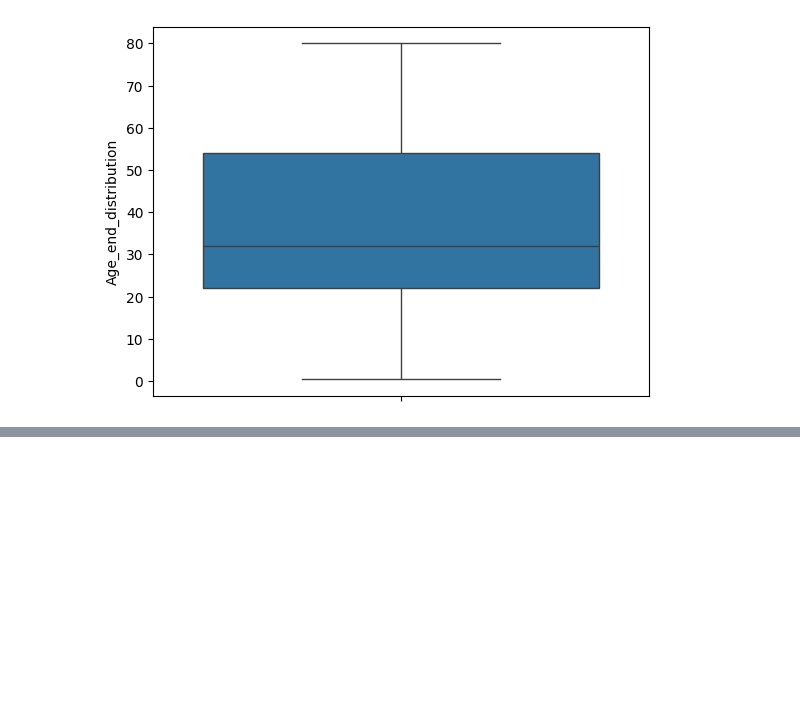
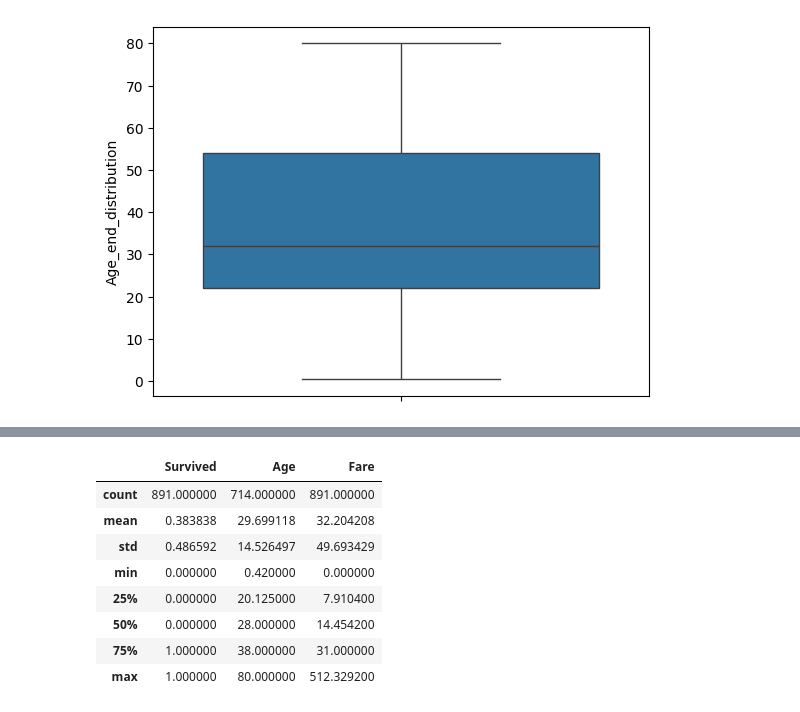
Before and after one commit to govardhan-06/practice-Notebooks, a Jupyter notebook: Handling_missing_data.ipynb, the cells around one changed output, grey strips where cells are left out. Drawn from its saved outputs; the diff is of its cells as text; code cells hidden in the pictures; blank space fills up the shorter version.

```diff
--- a/Handling_missing_data.ipynb
+++ b/Handling_missing_data.ipynb
@@ -296,0 +304,3 @@ sns.boxplot(df["Age_end_distribution"])
+# %%
+df=pd.read_csv('train.csv',usecols=['Age','Fare','Survived'])
+df.head()
@@ -296,0 +318,12 @@ sns.boxplot(df["Age_end_distribution"])
+# %%
+df.describe()
+# %% [output]
+|  | Survived | Age | Fare |
+| count | 891.000000 | 714.000000 | 891.000000 |
+| mean | 0.383838 | 29.699118 | 32.204208 |
+| std | 0.486592 | 14.526497 | 49.693429 |
+| min | 0.000000 | 0.420000 | 0.000000 |
+| 25% | 0.000000 | 20.125000 | 7.910400 |
+| 50% | 0.000000 | 28.000000 | 14.454200 |
+| 75% | 1.000000 | 38.000000 | 31.000000 |
+| max | 1.000000 | 80.000000 | 512.329200 |
```
Also changed, not shown: parts of 4 cells of this notebook.
